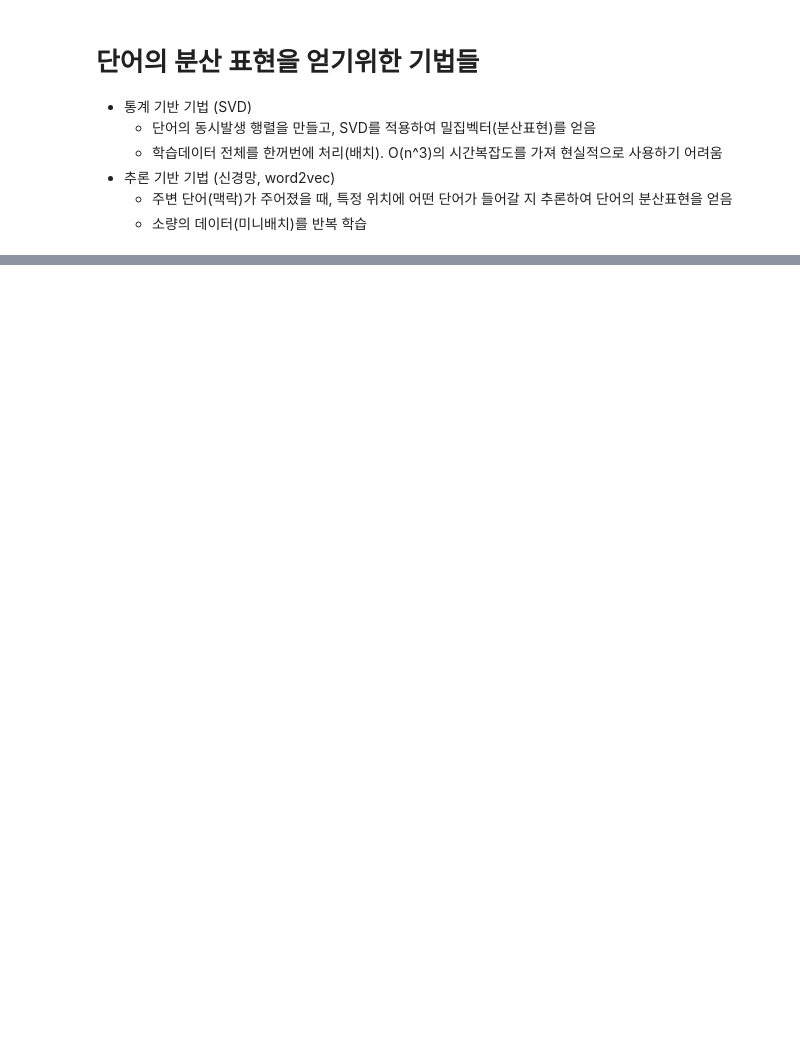
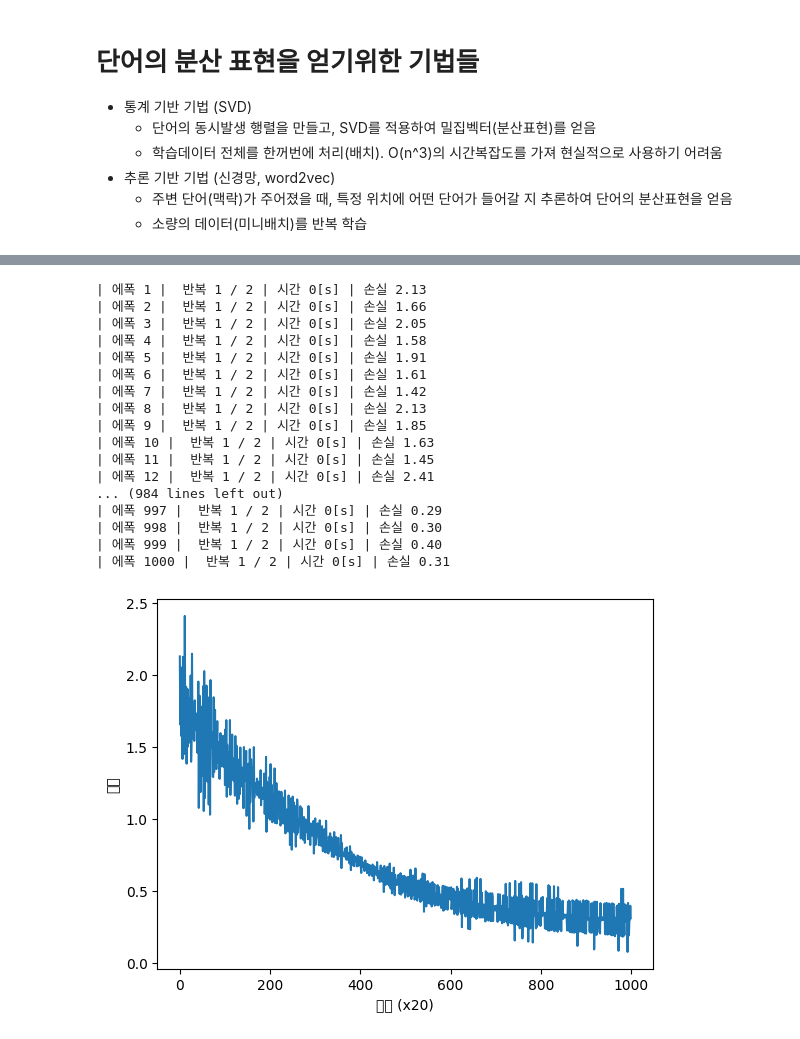
Before and after one commit to lee-seongdong/dl-study, a Jupyter notebook: src/scratch2/ch02_01_word2vec.ipynb, the cells around one changed output, grey strips where cells are left out. Cells and saved outputs as stored; diff of their text form; code cells hidden in the pictures; blank space fills up the shorter version.

```diff
--- a/src/scratch2/ch02_01_word2vec.ipynb
+++ b/src/scratch2/ch02_01_word2vec.ipynb
@@ -46,2 +46,16 @@ print(s)
 # %%
-#
+from common.util import preprocess, create_contexts_target, convert_one_hot
+
+text = 'You say goodbye and I say hello.'
+corpus, word_to_id, id_to_word = preprocess(text)
+
+contexts, target = create_contexts_target(corpus, window_size=1)
+print('# contexts\n', contexts)
+print('# target\n', target)
+print()
+
+vocab_size = len(word_to_id)
+contexts = convert_one_hot(contexts, vocab_size)
+target = convert_one_hot(target, vocab_size)
+print('# contexts onehot\n', contexts)
+print('# target onehot\n', target)
@@ -47,0 +120,42 @@ print(s)
+# %%
+from common.trainer import Trainer
+from common.optimizer import Adam
+
+window_size = 1
+hidden_size = 5
+batch_size = 3
+max_epoch = 1000
+
+text = 'You say goodbye and I say hello.'
+corpus, word_to_id, id_to_word = preprocess(text)
+
+vocab_size = len(word_to_id)
+contexts, target = create_contexts_target(corpus, window_size)
+contexts = convert_one_hot(contexts, vocab_size)
+target = convert_one_hot(target, vocab_size)
+
+model = SimpleCBOW(vocab_size, hidden_size)
+optimizer = Adam()
+trainer = Trainer(model, optimizer)
+
+trainer.fit(contexts, target, max_epoch, batch_size)
+trainer.plot()
+# %% [output]
+| 에폭 1 |  반복 1 / 2 | 시간 0[s] | 손실 2.13
+| 에폭 2 |  반복 1 / 2 | 시간 0[s] | 손실 1.66
+| 에폭 3 |  반복 1 / 2 | 시간 0[s] | 손실 2.05
+| 에폭 4 |  반복 1 / 2 | 시간 0[s] | 손실 1.58
+| 에폭 5 |  반복 1 / 2 | 시간 0[s] | 손실 1.91
+| 에폭 6 |  반복 1 / 2 | 시간 0[s] | 손실 1.61
+| 에폭 7 |  반복 1 / 2 | 시간 0[s] | 손실 1.42
+| 에폭 8 |  반복 1 / 2 | 시간 0[s] | 손실 2.13
+| 에폭 9 |  반복 1 / 2 | 시간 0[s] | 손실 1.85
+| 에폭 10 |  반복 1 / 2 | 시간 0[s] | 손실 1.63
+| 에폭 11 |  반복 1 / 2 | 시간 0[s] | 손실 1.45
+| 에폭 12 |  반복 1 / 2 | 시간 0[s] | 손실 2.41
+... (984 lines left out)
+| 에폭 997 |  반복 1 / 2 | 시간 0[s] | 손실 0.29
+| 에폭 998 |  반복 1 / 2 | 시간 0[s] | 손실 0.30
+| 에폭 999 |  반복 1 / 2 | 시간 0[s] | 손실 0.40
+| 에폭 1000 |  반복 1 / 2 | 시간 0[s] | 손실 0.31
+[figure, added]
```
Also changed, not shown: parts of 5 cells of this notebook, 5 other files.
